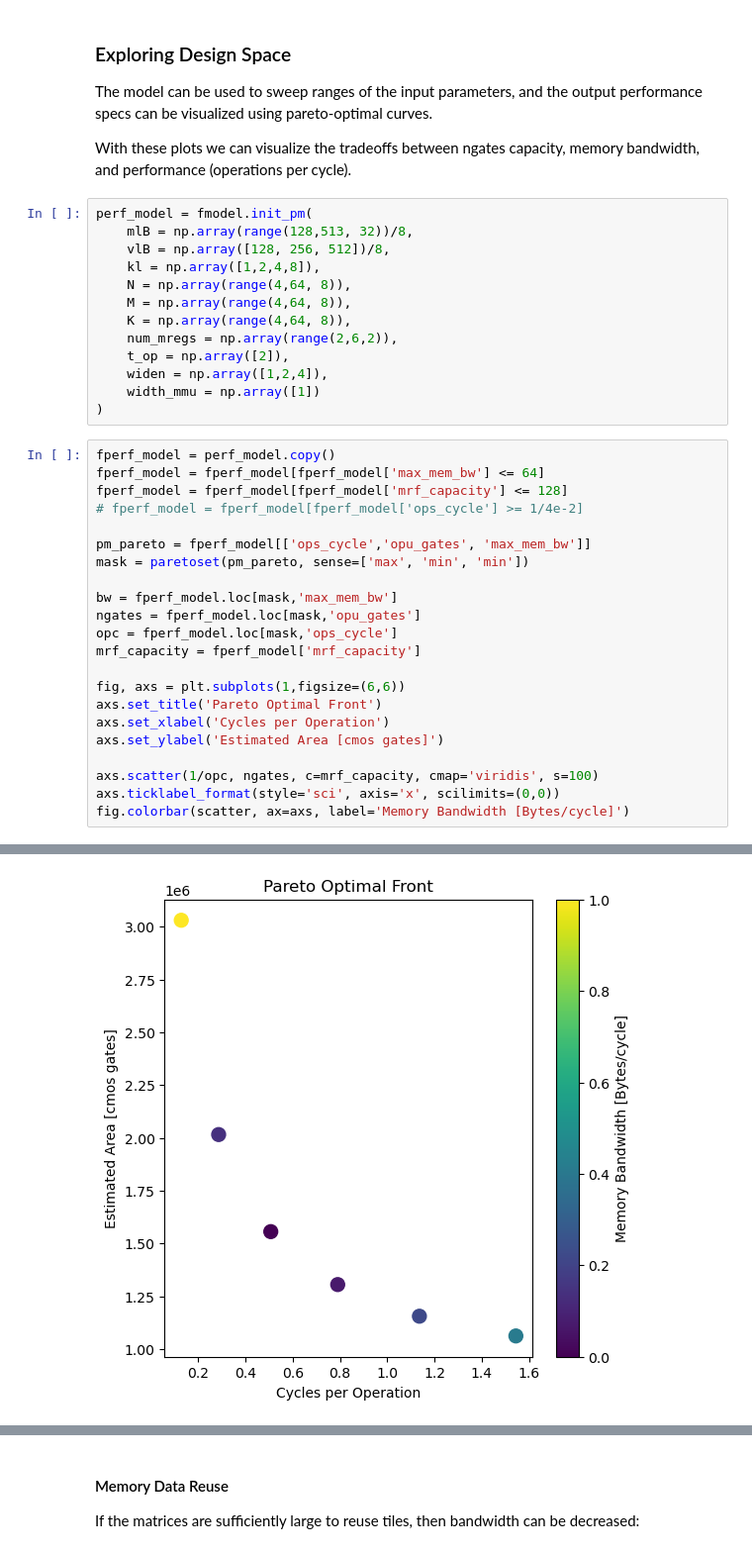
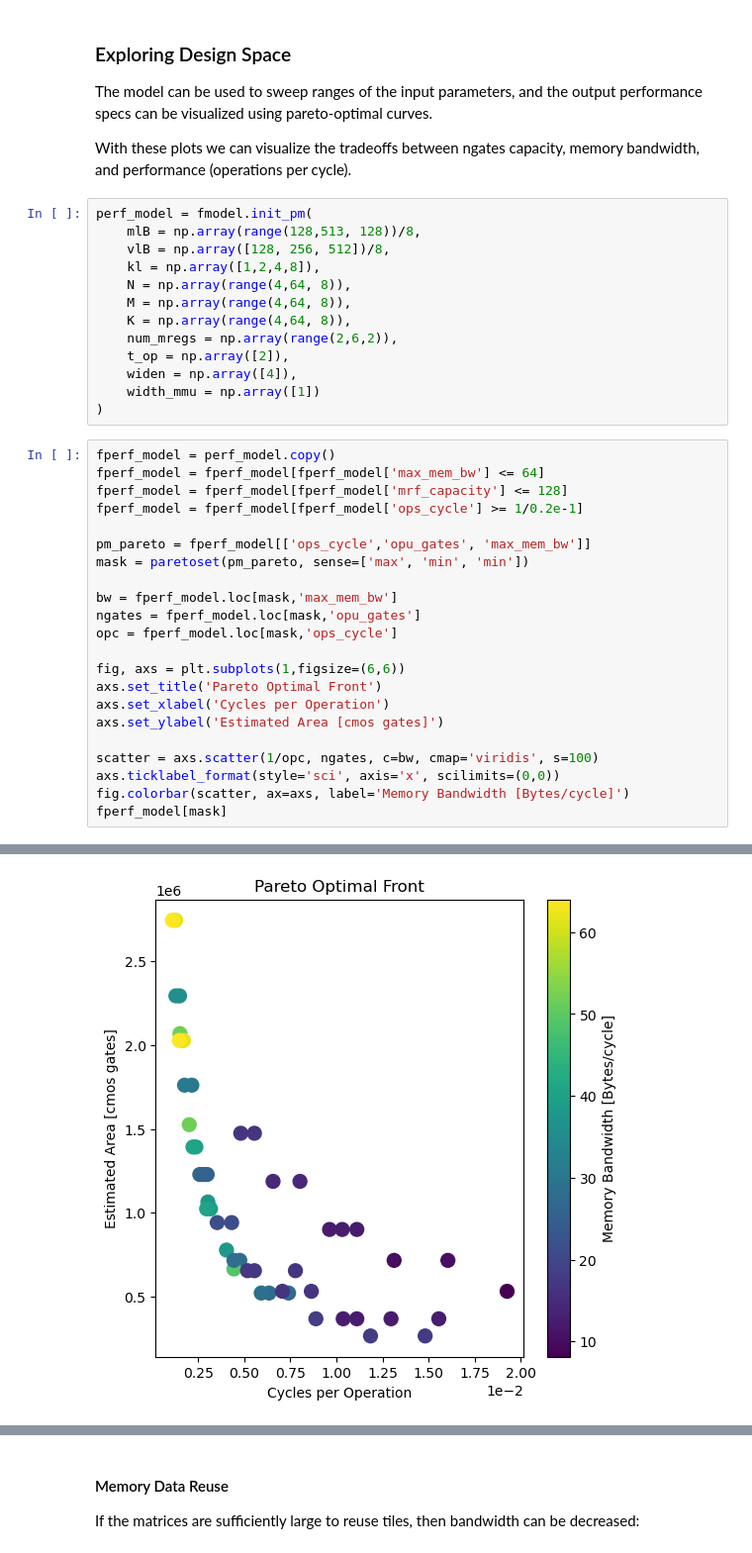
Before and after one commit to miles-rusch-berkeley/rvv-opmu-lynx, a Jupyter notebook: docs/matrix-isa-modelling/reduceK.ipynb, the cells around one changed output, grey strips where cells are left out. Shown at 99% size. Cells and saved outputs as stored; diff of their text form.

```diff
--- a/docs/matrix-isa-modelling/reduceK.ipynb
+++ b/docs/matrix-isa-modelling/reduceK.ipynb
@@ -75,7 +76,7 @@ The model can be used to sweep ranges of the input parameters, and the output pe
 With these plots we can visualize the tradeoffs between ngates capacity, memory bandwidth, and performance (operations per cycle).
 # %%
 perf_model = fmodel.init_pm(
-    mlB = np.array(range(128,513, 32))/8,
+    mlB = np.array(range(128,513, 128))/8,
     vlB = np.array([128, 256, 512])/8,
     kl = np.array([1,2,4,8]),
     N = np.array(range(4,64, 8)),
@@ -83,14 +84,14 @@ perf_model = fmodel.init_pm(
     K = np.array(range(4,64, 8)),
     num_mregs = np.array(range(2,6,2)),
     t_op = np.array([2]),
-    widen = np.array([1,2,4]),
+    widen = np.array([4]),
     width_mmu = np.array([1])
 )
 # %%
 fperf_model = perf_model.copy()
 fperf_model = fperf_model[fperf_model['max_mem_bw'] <= 64]
 fperf_model = fperf_model[fperf_model['mrf_capacity'] <= 128]
-# fperf_model = fperf_model[fperf_model['ops_cycle'] >= 1/4e-2]
+fperf_model = fperf_model[fperf_model['ops_cycle'] >= 1/0.2e-1]
 
 pm_pareto = fperf_model[['ops_cycle','opu_gates', 'max_mem_bw']]
 mask = paretoset(pm_pareto, sense=['max', 'min', 'min'])
@@ -98,14 +99,14 @@ mask = paretoset(pm_pareto, sense=['max', 'min', 'min'])
 bw = fperf_model.loc[mask,'max_mem_bw']
 ngates = fperf_model.loc[mask,'opu_gates']
 opc = fperf_model.loc[mask,'ops_cycle']
-mrf_capacity = fperf_model['mrf_capacity']
 
 fig, axs = plt.subplots(1,figsize=(6,6))
 axs.set_title('Pareto Optimal Front')
 axs.set_xlabel('Cycles per Operation')
 axs.set_ylabel('Estimated Area [cmos gates]')
 
-axs.scatter(1/opc, ngates, c=mrf_capacity, cmap='viridis', s=100)
+scatter = axs.scatter(1/opc, ngates, c=bw, cmap='viridis', s=100)
 axs.ticklabel_format(style='sci', axis='x', scilimits=(0,0))
 fig.colorbar(scatter, ax=axs, label='Memory Bandwidth [Bytes/cycle]')
+fperf_model[mask]
 # %% [output]
@@ -113 +131 @@ fig.colorbar(scatter, ax=axs, label='Memory Bandwidth [Bytes/cycle]')
-[figure, old version]
+[figure, new version]
```
Also changed, not shown: parts of 13 cells of this notebook, 1 other file.
